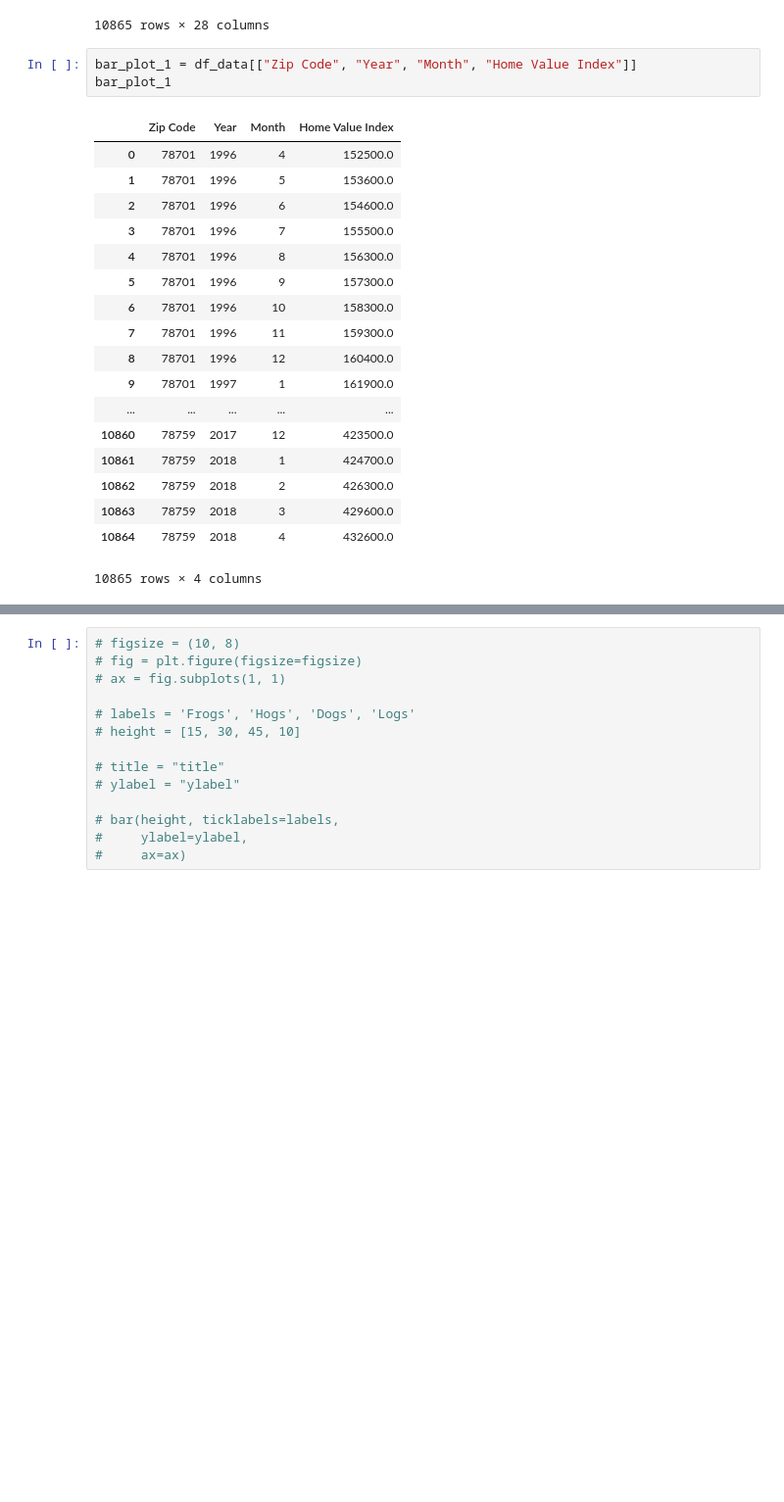
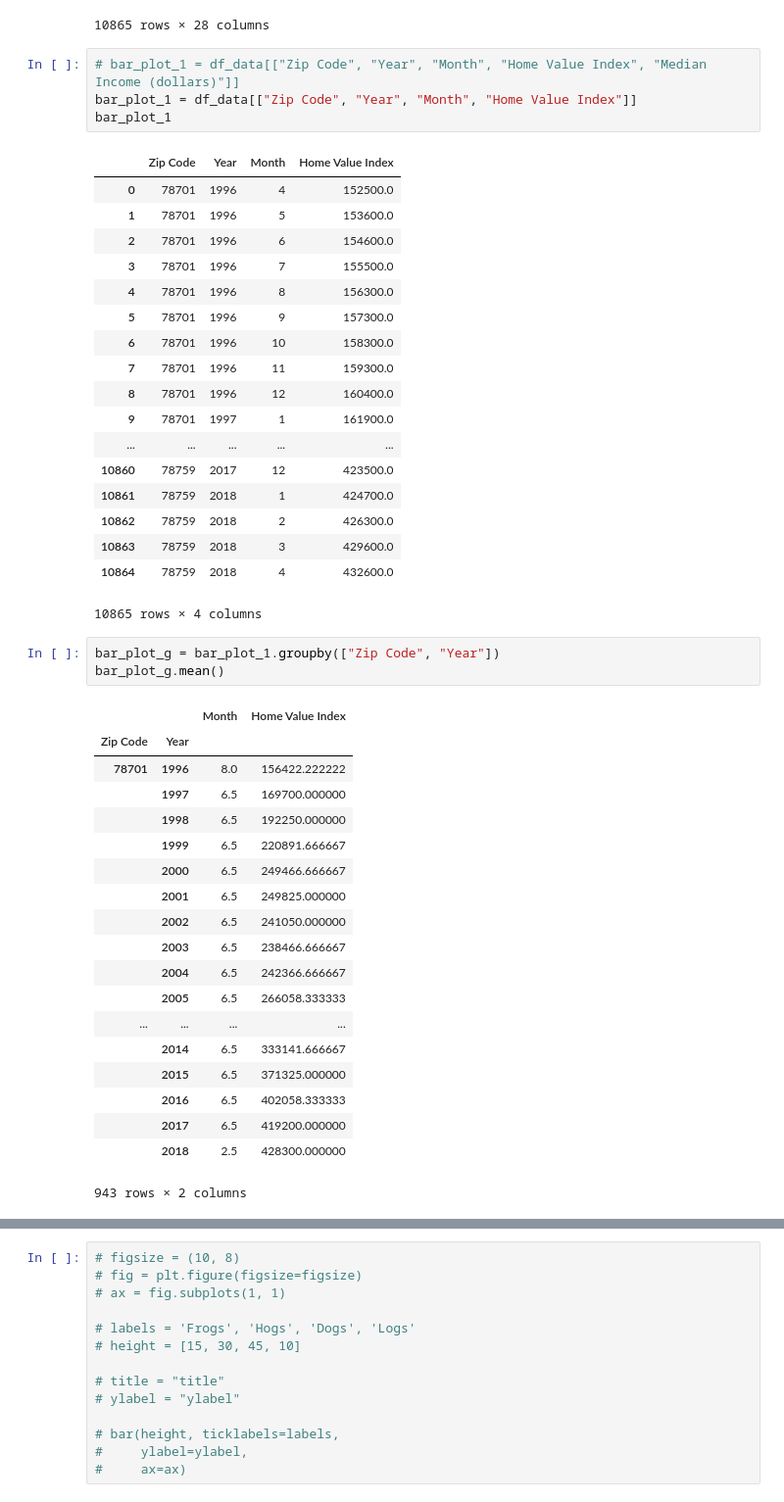
Before and after one commit to KeithBreach/project-01, a Jupyter notebook: notebooks/0_Bar Plots.ipynb, the cells around one changed output, grey strips where cells are left out. Shown: that part at 98% size. Cells and saved outputs as stored; diff of their text form; blank space fills up the shorter version.

```diff
--- a/notebooks/0_Bar Plots.ipynb
+++ b/notebooks/0_Bar Plots.ipynb
@@ -35,6 +35,7 @@ df_data
 | 10864 | 78759 | 2018 | 4 | 432600.0 | 432500.0 | 226.356334 | NaN | ... |
 10865 rows × 28 columns
 # %%
+# bar_plot_1 = df_data[["Zip Code", "Year", "Month", "Home Value Index", "Median Income (dollars)"]]
 bar_plot_1 = df_data[["Zip Code", "Year", "Month", "Home Value Index"]]
 bar_plot_1
 # %% [output]
@@ -56,3 +57,26 @@ bar_plot_1
 | 10863 | 78759 | 2018 | 3 | 429600.0 |
 | 10864 | 78759 | 2018 | 4 | 432600.0 |
 10865 rows × 4 columns
+# %%
+bar_plot_g = bar_plot_1.groupby(["Zip Code", "Year"])
+bar_plot_g.mean()
+# %% [output]
+|  |  | Month | Home Value Index |
+| Zip Code | Year |  |  |
+| 78701 | 1996 | 8.0 | 156422.222222 |
+|  | 1997 | 6.5 | 169700.000000 |
+|  | 1998 | 6.5 | 192250.000000 |
+|  | 1999 | 6.5 | 220891.666667 |
+|  | 2000 | 6.5 | 249466.666667 |
+|  | 2001 | 6.5 | 249825.000000 |
+|  | 2002 | 6.5 | 241050.000000 |
+|  | 2003 | 6.5 | 238466.666667 |
+|  | 2004 | 6.5 | 242366.666667 |
+|  | 2005 | 6.5 | 266058.333333 |
+| ... | ... | ... | ... |
+|  | 2014 | 6.5 | 333141.666667 |
+|  | 2015 | 6.5 | 371325.000000 |
+|  | 2016 | 6.5 | 402058.333333 |
+|  | 2017 | 6.5 | 419200.000000 |
+|  | 2018 | 2.5 | 428300.000000 |
+943 rows × 2 columns
```
Also changed, not shown: parts of 1 cell of this notebook.
